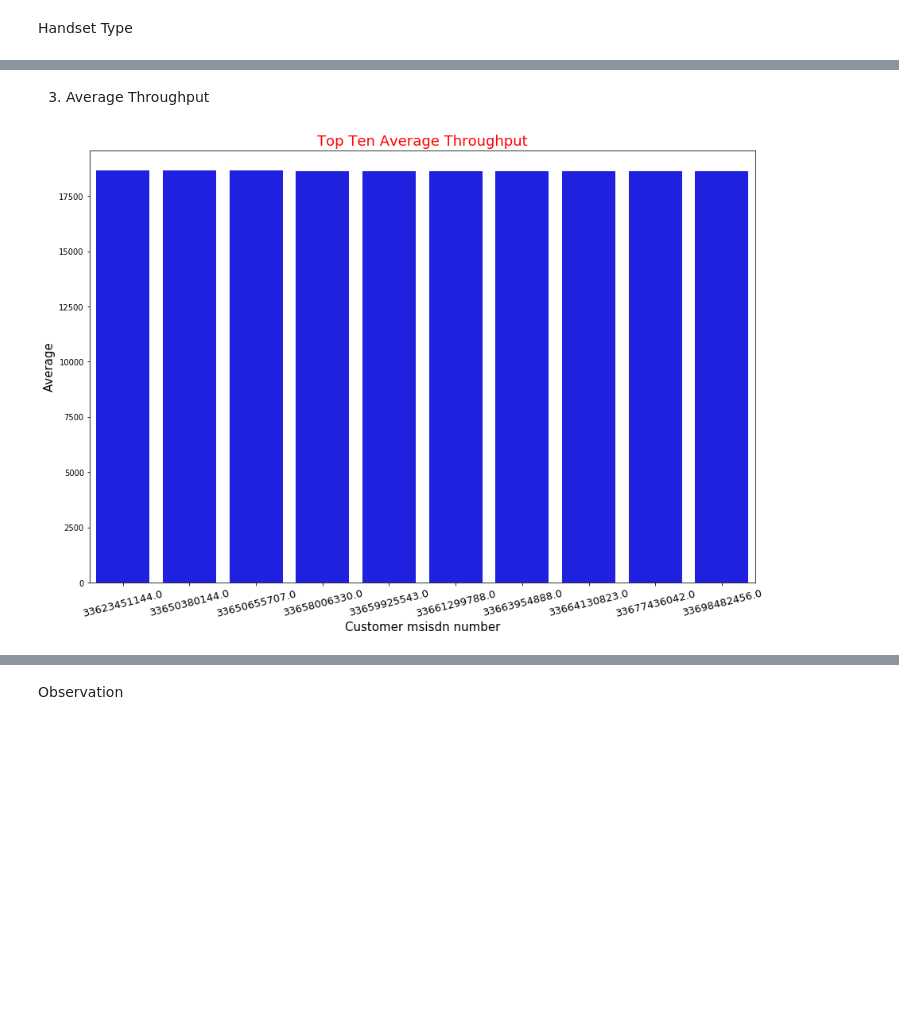
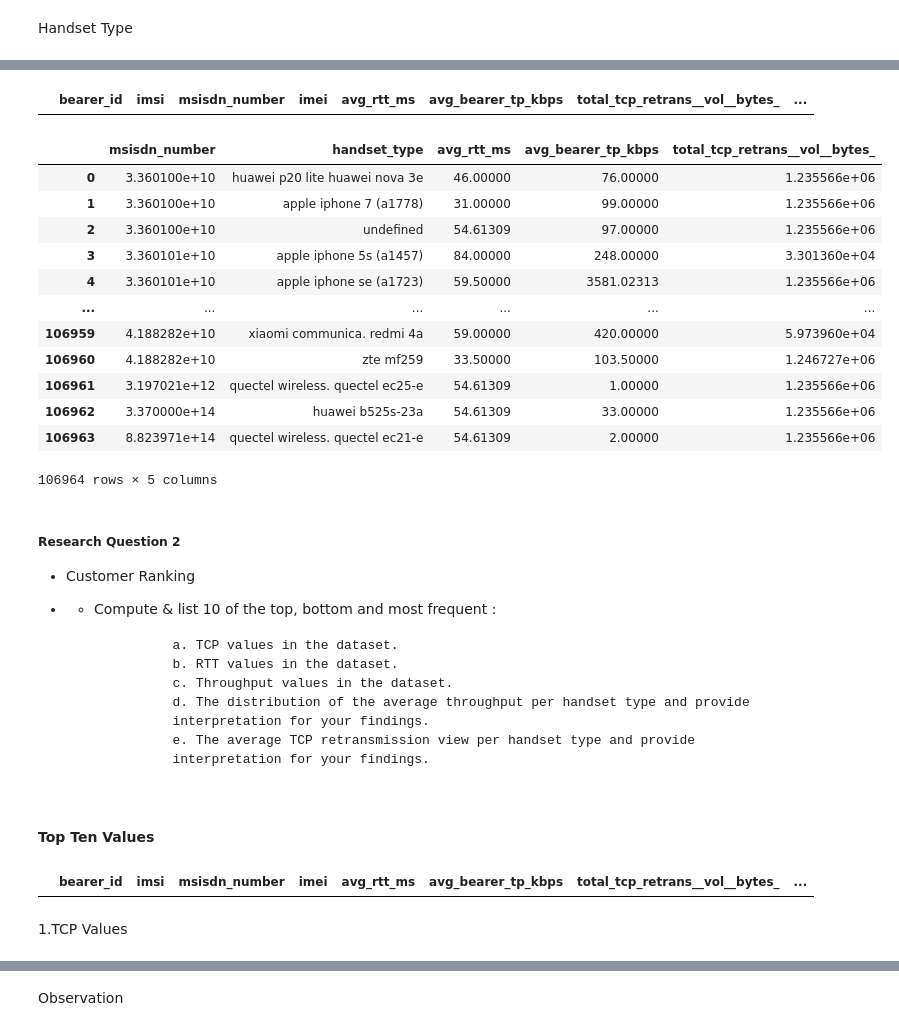
Before and after one commit to Patrick5455/tellco_user_analytics, a Jupyter notebook: analyis/user_experience.ipynb, the cells around one changed output, grey strips where cells are left out. Drawn from its saved outputs; the diff is of its cells as text; code cells hidden in the pictures; blank space fills up the shorter version.

```diff
--- a/analyis/user_experience.ipynb
+++ b/analyis/user_experience.ipynb
@@ -533,12 +465,38 @@ plt.savefig('visuals/user_experience/top10rtt.png', format='png')
-# %% [markdown]
-3. Average Throughput
-# %%
-plt.subplots(figsize=(15,10))
-sns.barplot(x='msisdn_number', y='avg_trp' ,data = avg_trp.head(10), color='b')
-plt.title( 'Top Ten Average Throughput', fontsize=18, color='r')
-plt.xlabel('Customer msisdn number', fontsize=15)
-plt.ylabel('Average', fontsize=15)
-plt.xticks(fontsize=13, rotation=14)
-plt.savefig('visuals/user_experience/top10trp.png', format='png')
-# %% [output]
-[figure, removed]
+# %%
+working_data.head(0)
+# %% [output]
+|  | bearer_id | imsi | msisdn_number | imei | avg_rtt_ms | avg_bearer_tp_kbps | total_tcp_retrans__vol__bytes_ | ... |
+# %%
+handset_type_per_customer = working_data.groupby(['msisdn_number', 'handset_type']).aggregate({'avg_rtt_ms':'mean','avg_bearer_tp_kbps':'mean','total_tcp_retrans__vol__bytes_':'mean'})
+# %%
+handset_type_per_customer=handset_type_per_customer.reset_index()
+# %%
+handset_type_per_customer
+# %% [output]
+|  | msisdn_number | handset_type | avg_rtt_ms | avg_bearer_tp_kbps | total_tcp_retrans__vol__bytes_ |
+| 0 | 3.360100e+10 | huawei p20 lite huawei nova 3e | 46.00000 | 76.00000 | 1.235566e+06 |
+| 1 | 3.360100e+10 | apple iphone 7 (a1778) | 31.00000 | 99.00000 | 1.235566e+06 |
+| 2 | 3.360100e+10 | undefined | 54.61309 | 97.00000 | 1.235566e+06 |
+| 3 | 3.360101e+10 | apple iphone 5s (a1457) | 84.00000 | 248.00000 | 3.301360e+04 |
+| 4 | 3.360101e+10 | apple iphone se (a1723) | 59.50000 | 3581.02313 | 1.235566e+06 |
+| ... | ... | ... | ... | ... | ... |
+| 106959 | 4.188282e+10 | xiaomi communica. redmi 4a | 59.00000 | 420.00000 | 5.973960e+04 |
+| 106960 | 4.188282e+10 | zte mf259 | 33.50000 | 103.50000 | 1.246727e+06 |
+| 106961 | 3.197021e+12 | quectel wireless. quectel ec25-e | 54.61309 | 1.00000 | 1.235566e+06 |
+| 106962 | 3.370000e+14 | huawei b525s-23a | 54.61309 | 33.00000 | 1.235566e+06 |
+| 106963 | 8.823971e+14 | quectel wireless. quectel ec21-e | 54.61309 | 2.00000 | 1.235566e+06 |
+106964 rows × 5 columns
+# %% [markdown]
+##### Research Question 2
+
+- Customer Ranking
+
+- - Compute & list 10 of the top, bottom and most frequent :
+
+                a. TCP values in the dataset.
+                b. RTT values in the dataset.
+                c. Throughput values in the dataset.
+                d. The distribution of the average throughput per handset type and provide
+                interpretation for your findings.
+                e. The average TCP retransmission view per handset type and provide
+                interpretation for your findings.
@@ -544,0 +509,8 @@ plt.savefig('visuals/user_experience/top10trp.png', format='png')
+# %% [markdown]
+#### Top Ten Values
+# %%
+working_data.head(0)
+# %% [output]
+|  | bearer_id | imsi | msisdn_number | imei | avg_rtt_ms | avg_bearer_tp_kbps | total_tcp_retrans__vol__bytes_ | ... |
+# %% [markdown]
+1.TCP Values
```
Also changed, not shown: parts of 41 cells of this notebook, 3 other files.
